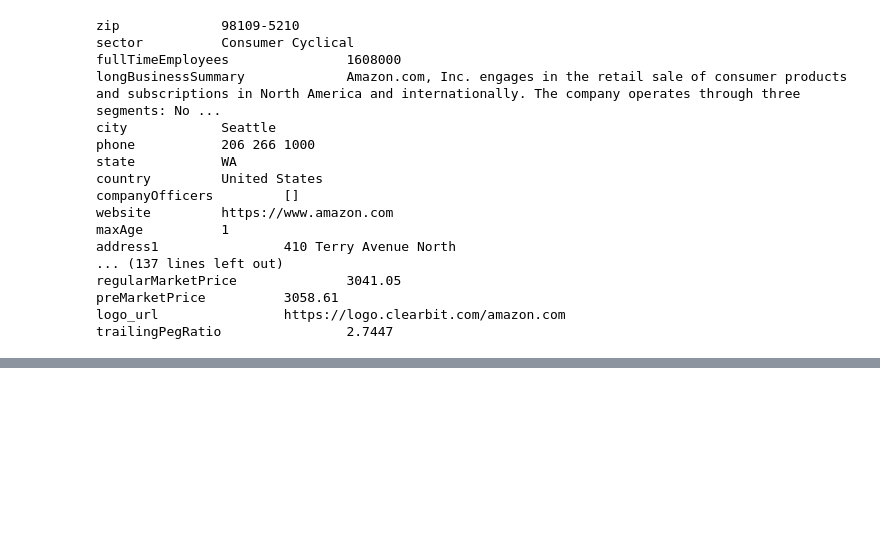
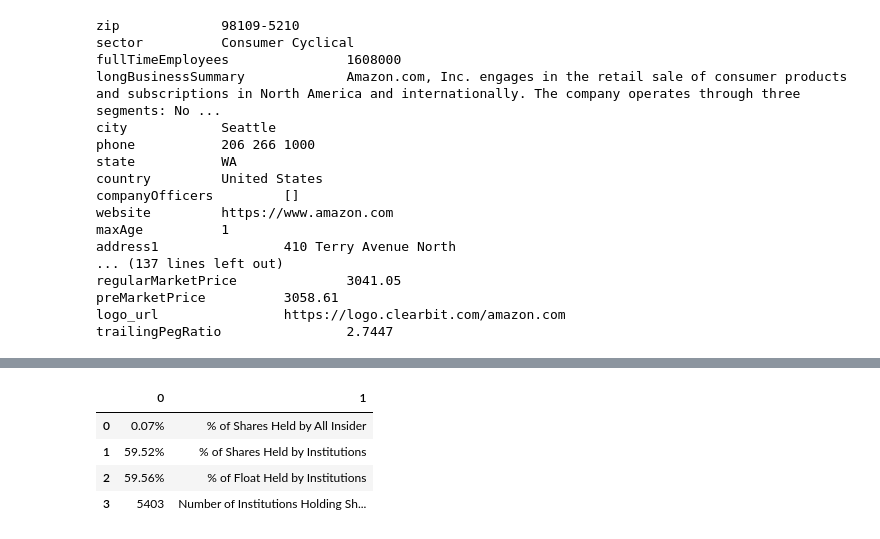
Before and after one commit to kathuman/Python-Experiments, a Jupyter notebook: 220215_financial_scrapping.ipynb, the cells around one changed output, grey strips where cells are left out. Cells and saved outputs as stored; diff of their text form; code cells hidden in the pictures; blank space fills up the shorter version.

```diff
--- a/220215_financial_scrapping.ipynb
+++ b/220215_financial_scrapping.ipynb
@@ -260,0 +316,8 @@ trailingPegRatio                2.7447
+# %%
+ticker.major_holders
+# %% [output]
+|  | 0 | 1 |
+| 0 | 0.07% | % of Shares Held by All Insider |
+| 1 | 59.52% | % of Shares Held by Institutions |
+| 2 | 59.56% | % of Float Held by Institutions |
+| 3 | 5403 | Number of Institutions Holding Sh... |
```
Also changed, not shown: parts of 6 cells of this notebook.
